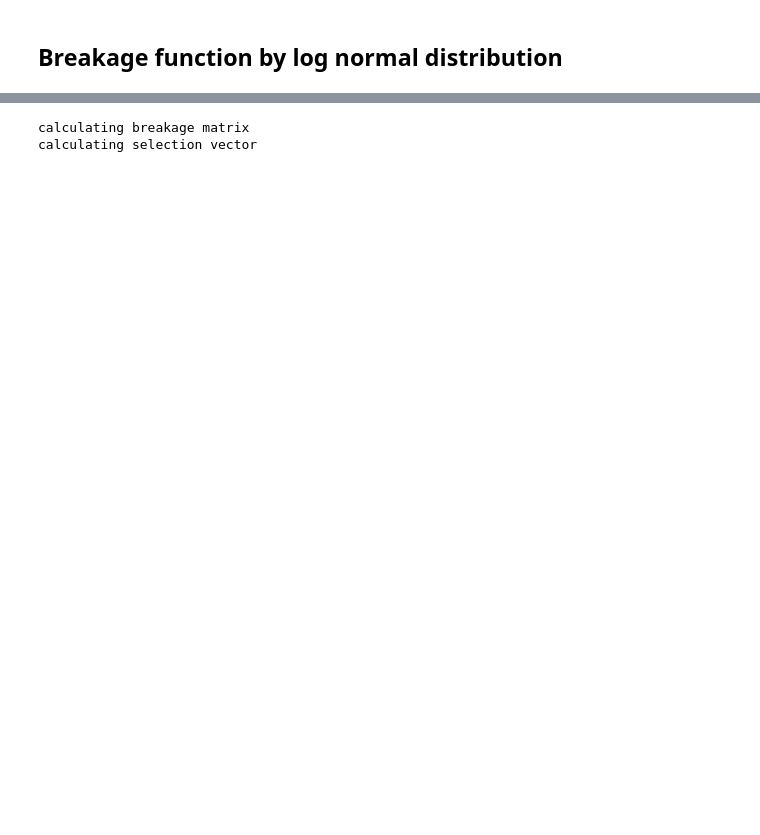
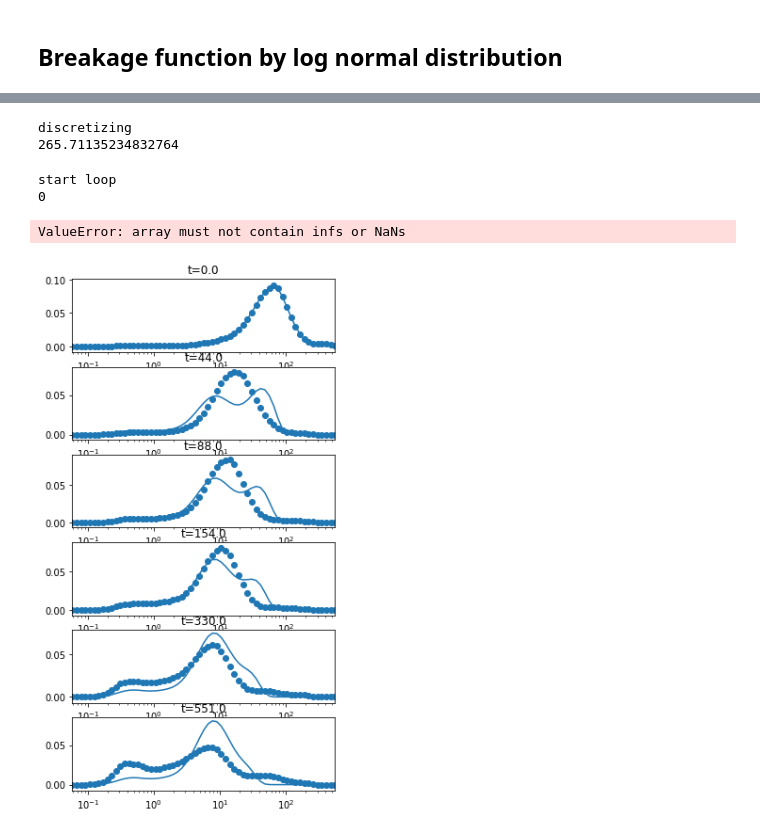
Before and after one commit to lsg6140/Python, a Jupyter notebook: PBM/AS_US.ipynb, the cells around one changed output, grey strips where cells are left out. Drawn from its saved outputs; the diff is of its cells as text; code cells hidden in the pictures; blank space fills up the shorter version.

Commit message:
before vectorize

```diff
--- a/PBM/AS_US.ipynb
+++ b/PBM/AS_US.ipynb
@@ -92,11 +109,32 @@ S(l)=S_0l^p
-# %%
-S0 = 1e-7
-p = 3
-def selectionfunc(l):
-    return S0*l**p
-# %%
-bmat = breakage_mat(selectionfunc,breakfunc,L,n)
-Svec = selection_rate(selectionfunc,breakfunc,L,n,bmat)
-# %% [output]
-calculating breakage matrix
-calculating selection vector
+# %%
+import time
+start = time.time()
+k = k0.copy()
+delta = 1e-8
+dbs = discretize(break_lognormal, selection_szdp, L, n, p, k, delta)
+print(time.time()-start)
+# %% [output]
+discretizing
+265.71135234832764
+# %%
+start = time.time()
+Y, Jt, S, r, fail = checkSrJ(breakage, Nbr, dbs, T, n, p, N, Q, 1e8, False, delta)
+print(time.time()-start)
+# %% [output]
+start loop
+0
+ValueError: array must not contain infs or NaNs
+# %%
+VV = np.empty(np.shape(Nbr))
+for i in range(6):
+    VV[:,i] = np.multiply(Y[:,i],L**3)
+# %%
+fig, axes = plt.subplots(6,1,figsize=(5,10))
+for i in range(6):
+    axes[i].plot(L,VV[:,i])
+    axes[i].scatter(L,V[:,i])
+    axes[i].set_xscale('log')
+    axes[i].set_xlim([L[0],L[-1]])
+    axes[i].title.set_text('t={0}'.format(T[i]))
+# %% [output]
+[figure, added]
```
Also changed, not shown: parts of 45 cells of this notebook, 4 other files.
